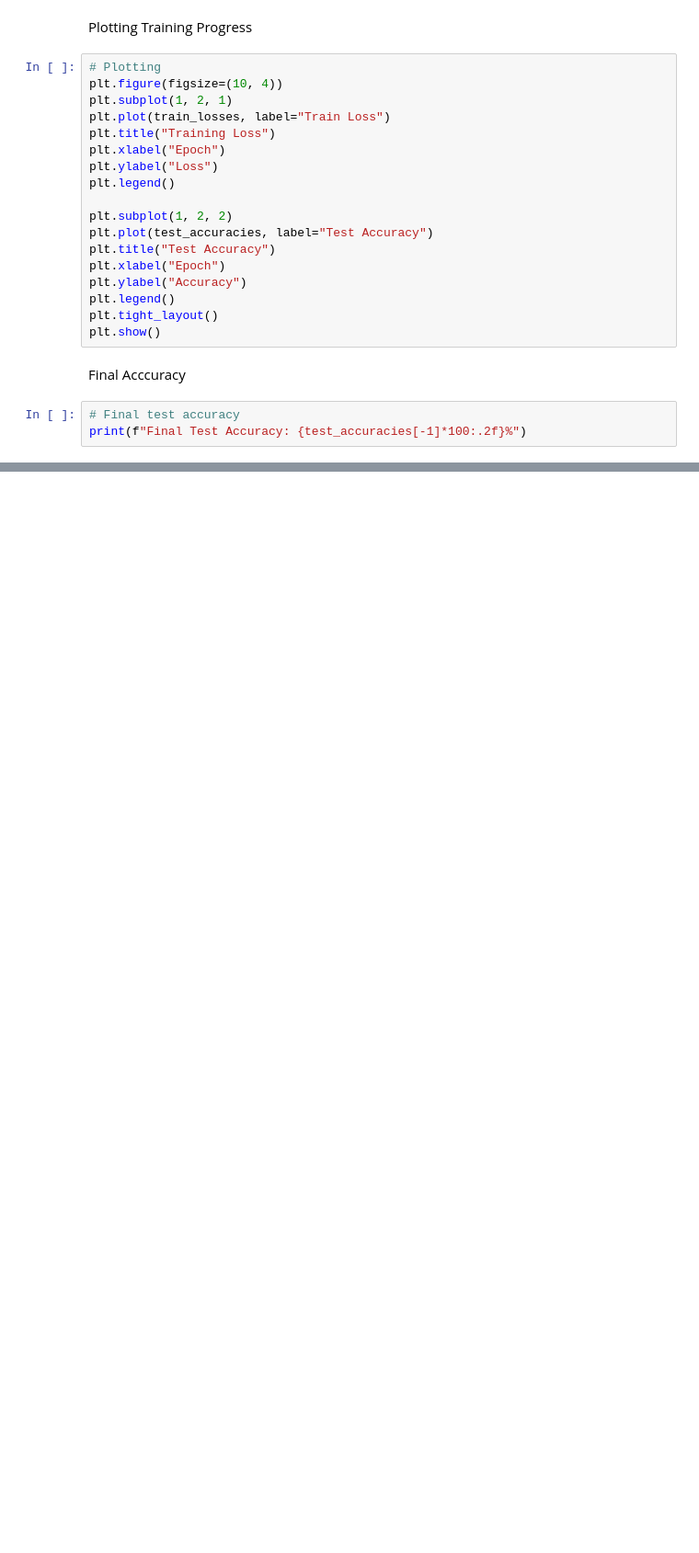
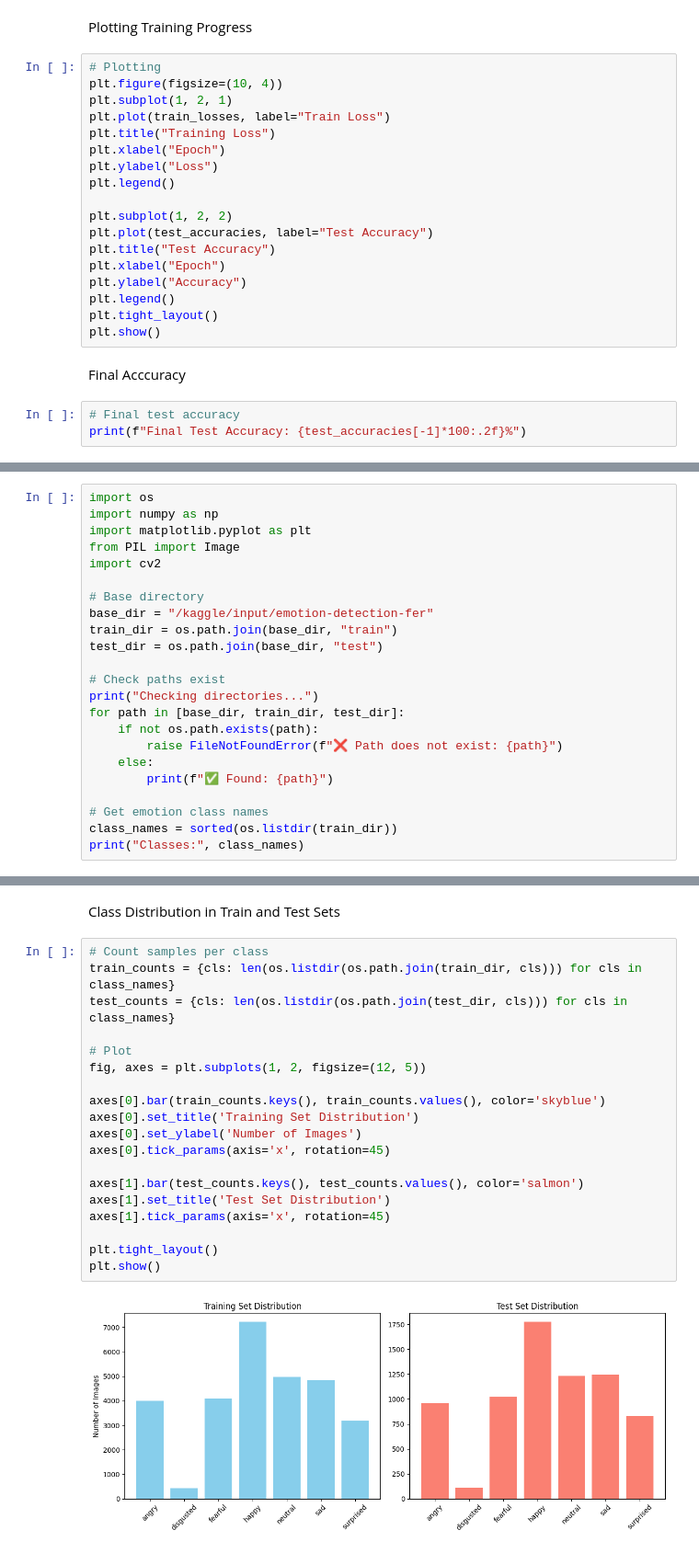
Before and after one commit to Sevnhutsjr/ST311_Group11_Project, a Jupyter notebook: images_EDA.ipynb, the cells around one changed output, grey strips where cells are left out. Shown: that part at 92% size. Drawn from its saved outputs; the diff is of its cells as text; blank space fills up the shorter version.

```diff
--- a/images_EDA.ipynb
+++ b/images_EDA.ipynb
@@ -361,0 +368,23 @@ print(f"Final Test Accuracy: {test_accuracies[-1]*100:.2f}%")
+# %%
+import os
+import numpy as np
+import matplotlib.pyplot as plt
+from PIL import Image
+import cv2
+
+# Base directory
+base_dir = "/kaggle/input/emotion-detection-fer"
+train_dir = os.path.join(base_dir, "train")
+test_dir = os.path.join(base_dir, "test")
+
+# Check paths exist
+print("Checking directories...")
+for path in [base_dir, train_dir, test_dir]:
+    if not os.path.exists(path):
+        raise FileNotFoundError(f"❌ Path does not exist: {path}")
+    else:
+        print(f"✅ Found: {path}")
+
+# Get emotion class names
+class_names = sorted(os.listdir(train_dir))
+print("Classes:", class_names)
@@ -361,0 +397,23 @@ print(f"Final Test Accuracy: {test_accuracies[-1]*100:.2f}%")
+# %% [markdown]
+Class Distribution in Train and Test Sets
+# %%
+# Count samples per class
+train_counts = {cls: len(os.listdir(os.path.join(train_dir, cls))) for cls in class_names}
+test_counts = {cls: len(os.listdir(os.path.join(test_dir, cls))) for cls in class_names}
+
+# Plot
+fig, axes = plt.subplots(1, 2, figsize=(12, 5))
+
+axes[0].bar(train_counts.keys(), train_counts.values(), color='skyblue')
+axes[0].set_title('Training Set Distribution')
+axes[0].set_ylabel('Number of Images')
+axes[0].tick_params(axis='x', rotation=45)
+
+axes[1].bar(test_counts.keys(), test_counts.values(), color='salmon')
+axes[1].set_title('Test Set Distribution')
+axes[1].tick_params(axis='x', rotation=45)
+
+plt.tight_layout()
+plt.show()
+# %% [output]
+[figure, added]
```
Also changed, not shown: parts of 12 cells of this notebook.
